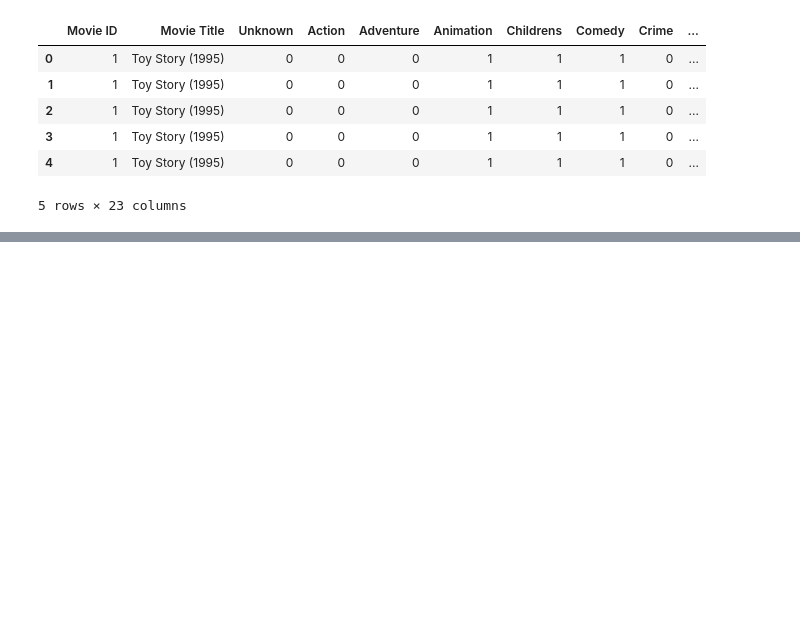
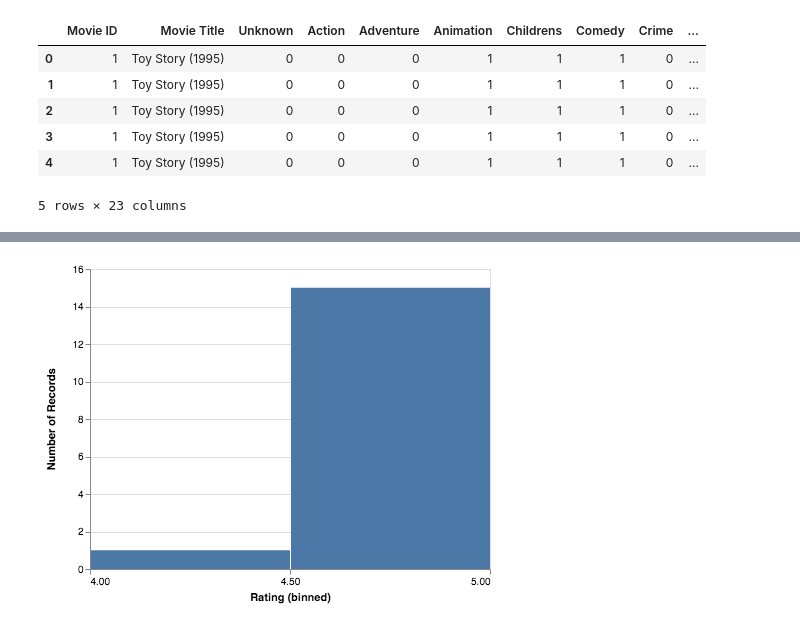
Before and after one commit to maria93101/cs155-kaggle, a Jupyter notebook: movie_visualization/basic_visualizations.ipynb, the cells around one changed output, grey strips where cells are left out. Drawn from its saved outputs; the diff is of its cells as text; code cells hidden in the pictures; blank space fills up the shorter version.

```diff
--- a/movie_visualization/basic_visualizations.ipynb
+++ b/movie_visualization/basic_visualizations.ipynb
@@ -110,0 +143,11 @@ KeyError: 'Movie ID'
+# %%
+best_rated_ids = [1201, 1526, 1500, 1122, 814, 1653, 1189, 1599, 1467, 1293]
+best_rated = ratings[ratings['Movie ID'].isin(best_rated_ids)]
+# %%
+# All ratings of the ten best movies (movies with the highest average ratings).
+alt.Chart(best_rated).mark_bar().encode(
+    alt.X("Rating:Q", bin=alt.Bin(maxbins=2)),
+    y='count()',
+)
+# %% [output]
+[figure, added]
```
Also changed, not shown: parts of 11 cells of this notebook, 3 other files.
